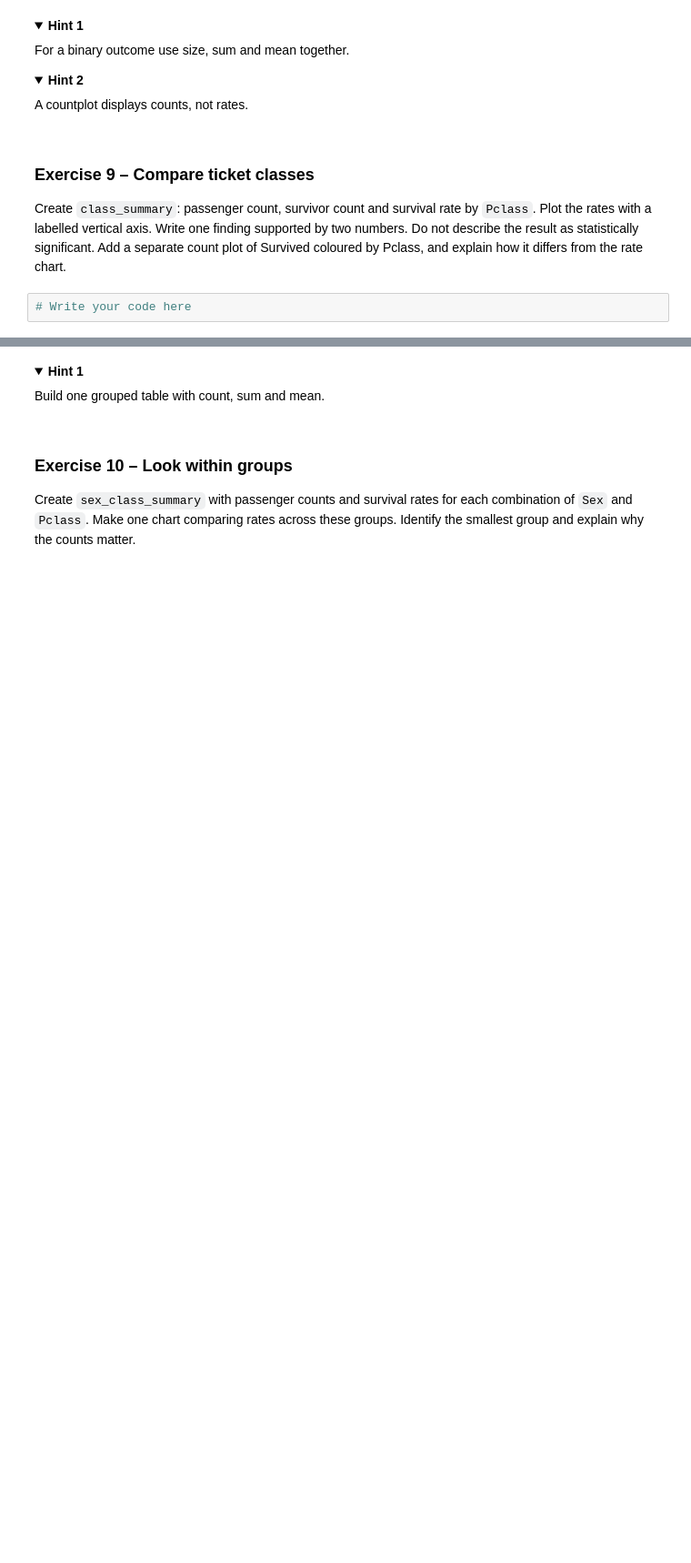
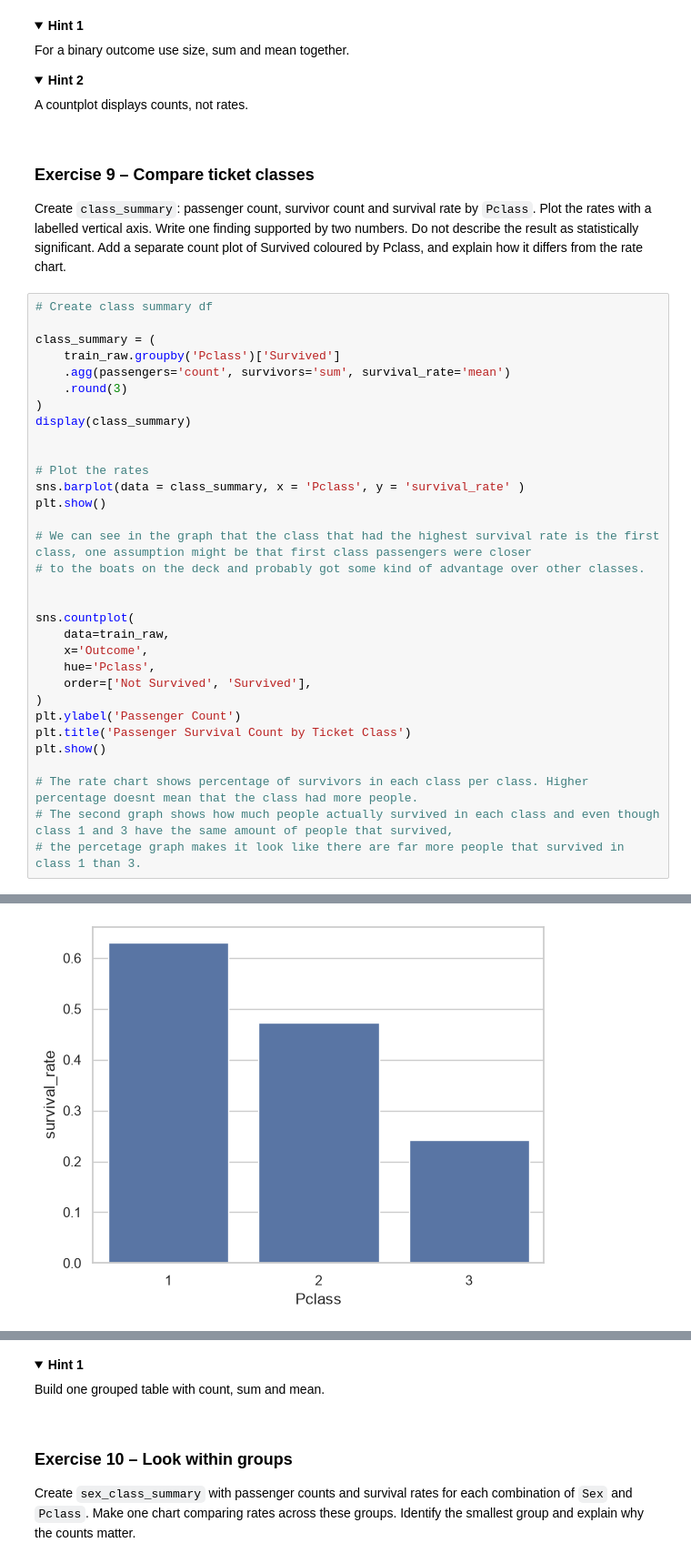
Before and after one commit to OrangeBoop/Lab02, a Jupyter notebook: Lab4/Lab4-Persky Idan 215548512 , Golan Amir 216264333.ipynb, the cells around one changed output, grey strips where cells are left out. Shown at 91% size. Drawn from its saved outputs; the diff is of its cells as text; folded sections open; blank space fills up the shorter version.

```diff
--- a/Lab4/Lab4-Persky Idan 215548512 , Golan Amir 216264333.ipynb
+++ b/Lab4/Lab4-Persky Idan 215548512 , Golan Amir 216264333.ipynb
@@ -646,4 +651,35 @@ Create `class_summary`: passenger count, survivor count and survival rate by
 by two numbers. Do not describe the result as statistically significant.
 Add a separate count plot of Survived coloured by Pclass, and explain how it differs from the rate chart.
 # %%
-# Write your code here
+# Create class summary df
+
+class_summary = (
+    train_raw.groupby('Pclass')['Survived']
+    .agg(passengers='count', survivors='sum', survival_rate='mean')
+    .round(3)
+)
+display(class_summary)
+
+
+# Plot the rates
+sns.barplot(data = class_summary, x = 'Pclass', y = 'survival_rate' )
+plt.show()
+
+# We can see in the graph that the class that had the highest survival rate is the first class, one assumption might be that first class passengers were closer
+# to the boats on the deck and probably got some kind of advantage over other classes.
+
+
+sns.countplot(
+    data=train_raw,
+    x='Outcome',
+    hue='Pclass',
+    order=['Not Survived', 'Survived'],
+)
+plt.ylabel('Passenger Count')
+plt.title('Passenger Survival Count by Ticket Class')
+plt.show()
+
+# The rate chart shows percentage of survivors in each class per class. Higher percentage doesnt mean that the class had more people.
+# The second graph shows how much people actually survived in each class and even though class 1 and 3 have the same amount of people that survived,
+# the percetage graph makes it look like there are far more people that survived in class 1 than 3.
+# %% [output]
@@ -649,0 +691 @@ Add a separate count plot of Survived coloured by Pclass, and explain how it dif
+[figure, added]
```
Also changed, not shown: parts of 8 cells of this notebook.
